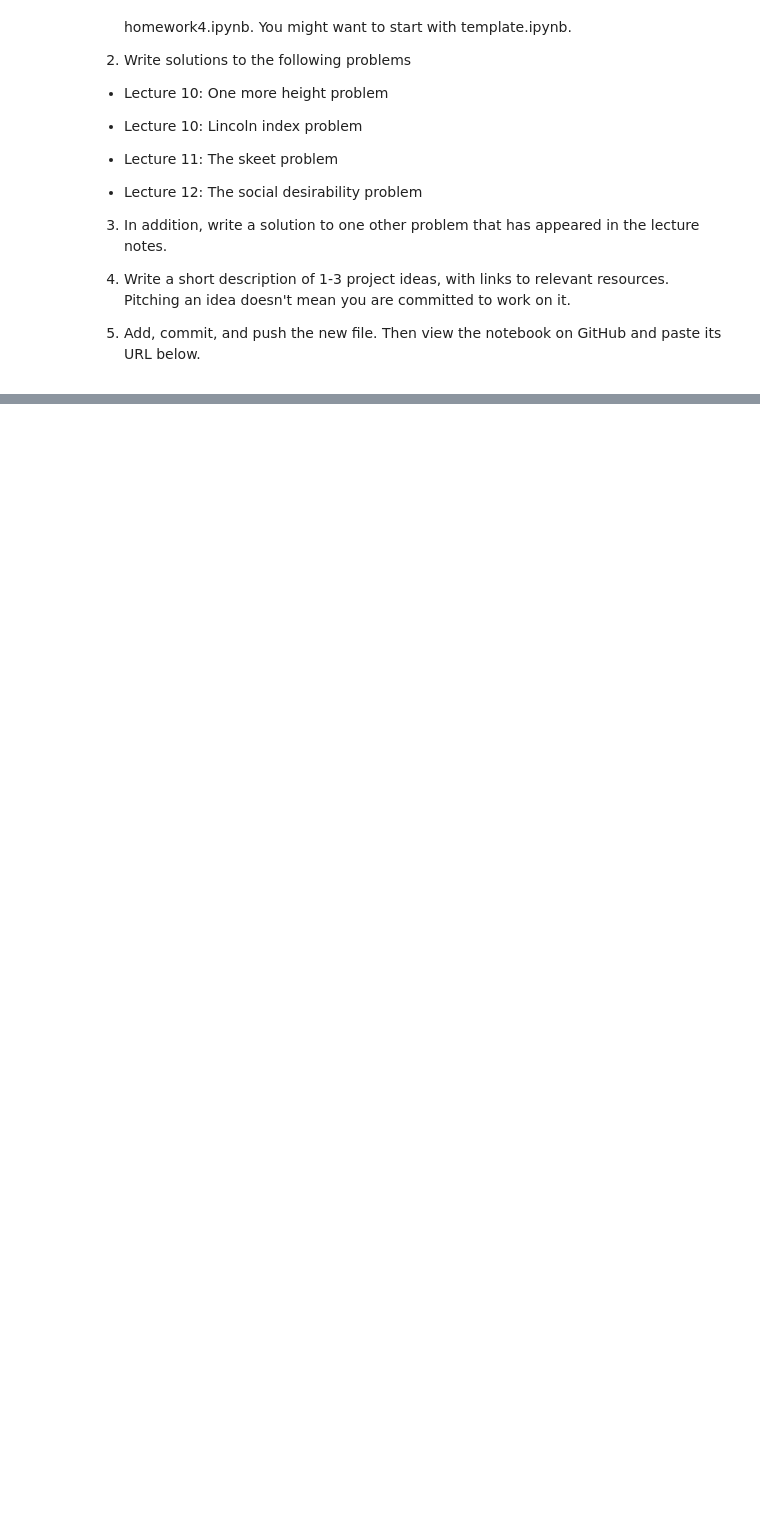
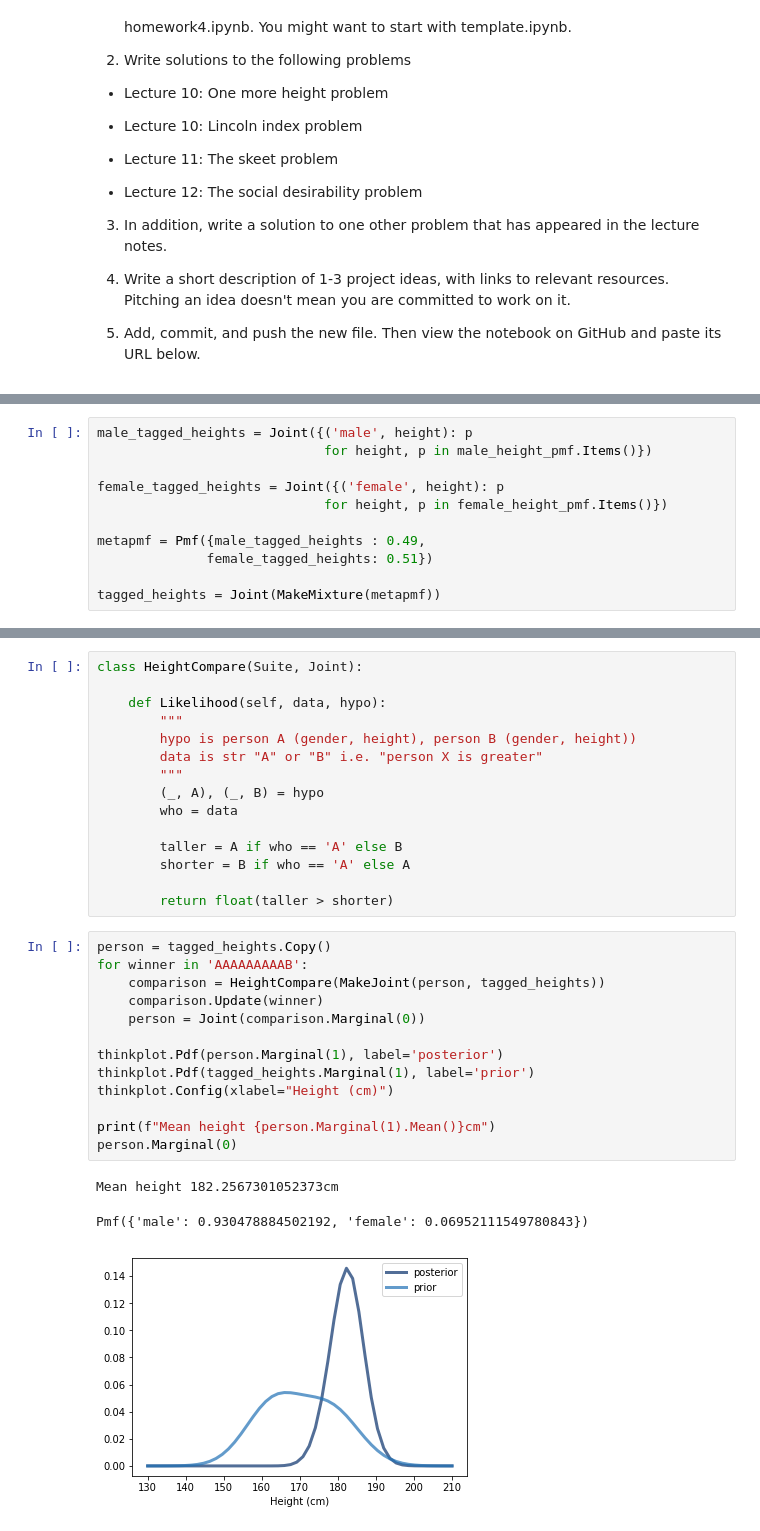
Before and after one commit to HALtheWise/ThinkBayes2, a Jupyter notebook: examples/homework4.ipynb, the cells around one changed output, grey strips where cells are left out. Cells and saved outputs as stored; diff of their text form; blank space fills up the shorter version.

```diff
--- a/examples/homework4.ipynb
+++ b/examples/homework4.ipynb
@@ -41,0 +59,11 @@ import numpy as np
+# %%
+male_tagged_heights = Joint({('male', height): p
+                             for height, p in male_height_pmf.Items()})
+
+female_tagged_heights = Joint({('female', height): p
+                             for height, p in female_height_pmf.Items()})
+
+metapmf = Pmf({male_tagged_heights : 0.49,
+              female_tagged_heights: 0.51})
+
+tagged_heights = Joint(MakeMixture(metapmf))
@@ -41,0 +74,32 @@ import numpy as np
+# %%
+class HeightCompare(Suite, Joint):
+
+    def Likelihood(self, data, hypo):
+        """
+        hypo is person A (gender, height), person B (gender, height))
+        data is str "A" or "B" i.e. "person X is greater"
+        """
+        (_, A), (_, B) = hypo
+        who = data
+
+        taller = A if who == 'A' else B
+        shorter = B if who == 'A' else A
+
+        return float(taller > shorter)
+# %%
+person = tagged_heights.Copy()
+for winner in 'AAAAAAAAAB':
+    comparison = HeightCompare(MakeJoint(person, tagged_heights))
+    comparison.Update(winner)
+    person = Joint(comparison.Marginal(0))
+
+thinkplot.Pdf(person.Marginal(1), label='posterior')
+thinkplot.Pdf(tagged_heights.Marginal(1), label='prior')
+thinkplot.Config(xlabel="Height (cm)")
+
+print(f"Mean height {person.Marginal(1).Mean()}cm")
+person.Marginal(0)
+# %% [output]
+Mean height 182.2567301052373cm
+Pmf({'male': 0.930478884502192, 'female': 0.06952111549780843})
+[figure, added]
```
Also changed, not shown: parts of 27 cells of this notebook.
